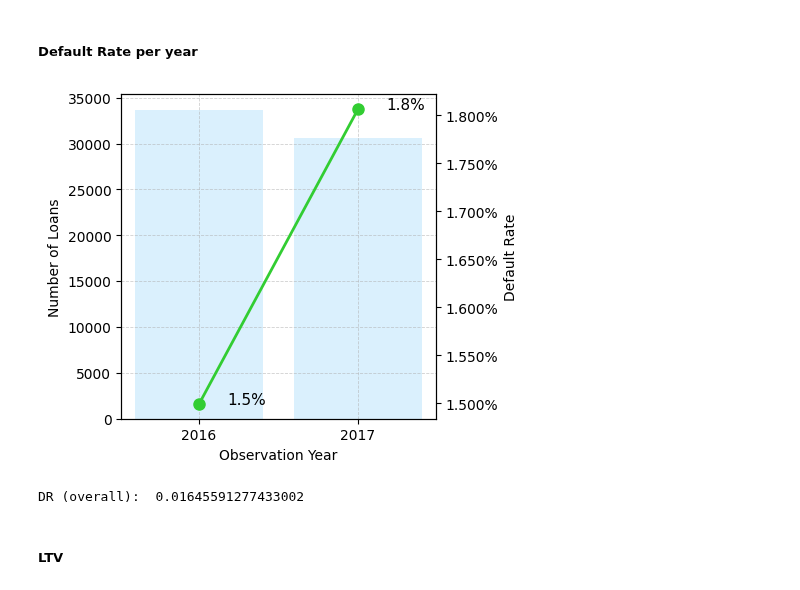
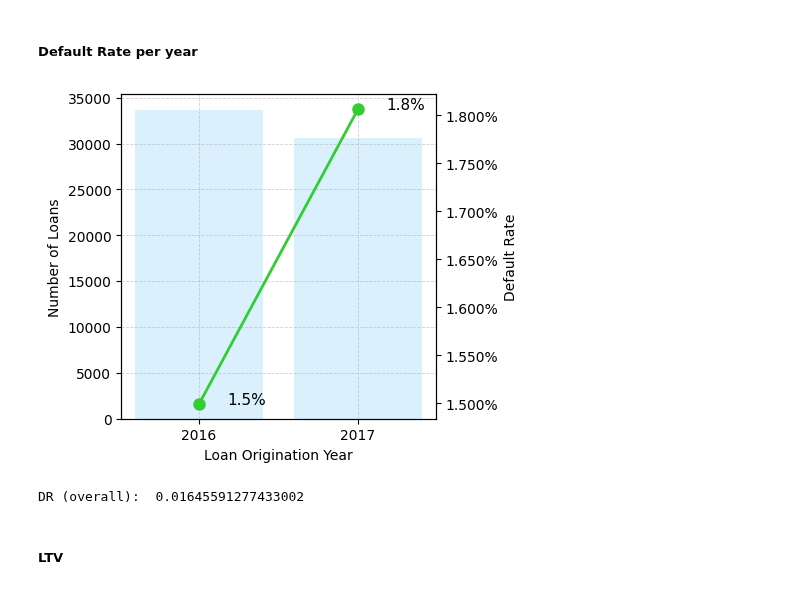
Before and after one commit to kostis2019/CASE-STUDY-MORTGAGES, a Jupyter notebook: Case-Study-Mortgages.ipynb, the cells around one changed output. Saved outputs shown, nothing was run; the diff lists cells and outputs as text; code cells hidden in the pictures.

Commit message:
mortgage dataset settings + framework validation

```diff
--- a/Case-Study-Mortgages.ipynb
+++ b/Case-Study-Mortgages.ipynb
@@ -83,11 +87,11 @@ plot_distribution_by_category(ds, category="PropertyType", exposure_column="Expo
 # %%
 # plot DR
 
-dr_summary = aggregate_dr_on_years(ds, "DateOfObservation", "DefaultFlag")
-my_dr_plot(dr_summary, 2016, 2017, xlabel="Observation Year")
+dr_summary = aggregate_dr_on_years(ds, settings_mortgages.COLUMN_DATE, settings_mortgages.COLUMN_TARGET)
+plot = plot_dr(dr_summary, 2016, 2017, xlabel=settings_mortgages.LABEL_YEAR)
 print('DR (overall): ', ds["DefaultFlag"].mean())
 # %% [output]
-[figure, old version]
+[figure, new version]
 DR (overall):  0.01645591277433002
 # %% [markdown]
 ##### LTV
```
Also changed, not shown: parts of 13 cells of this notebook.
